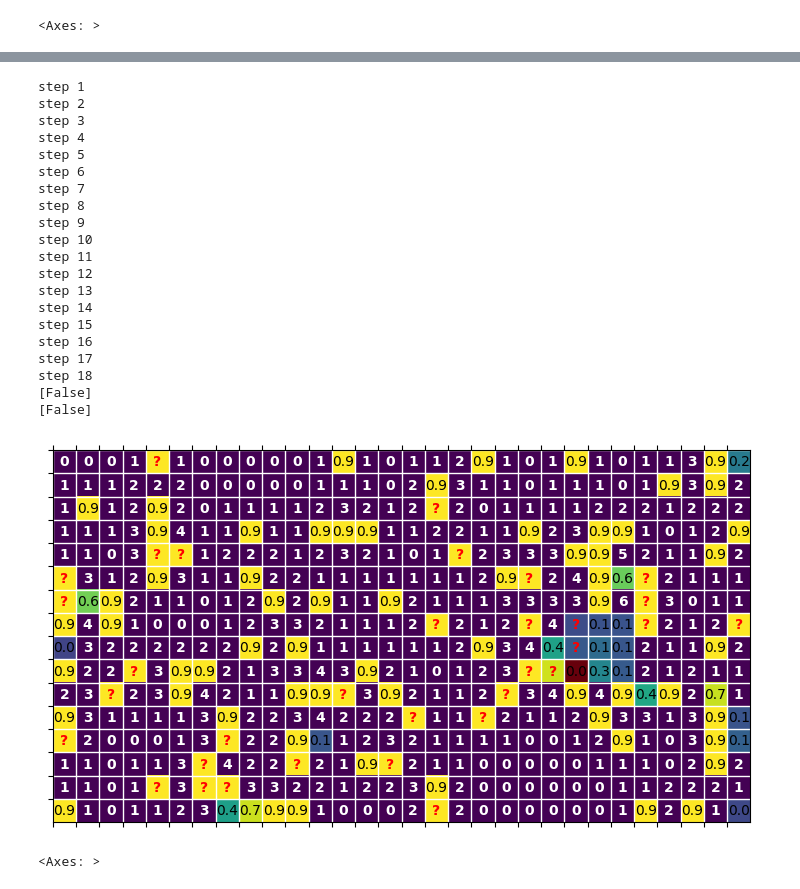
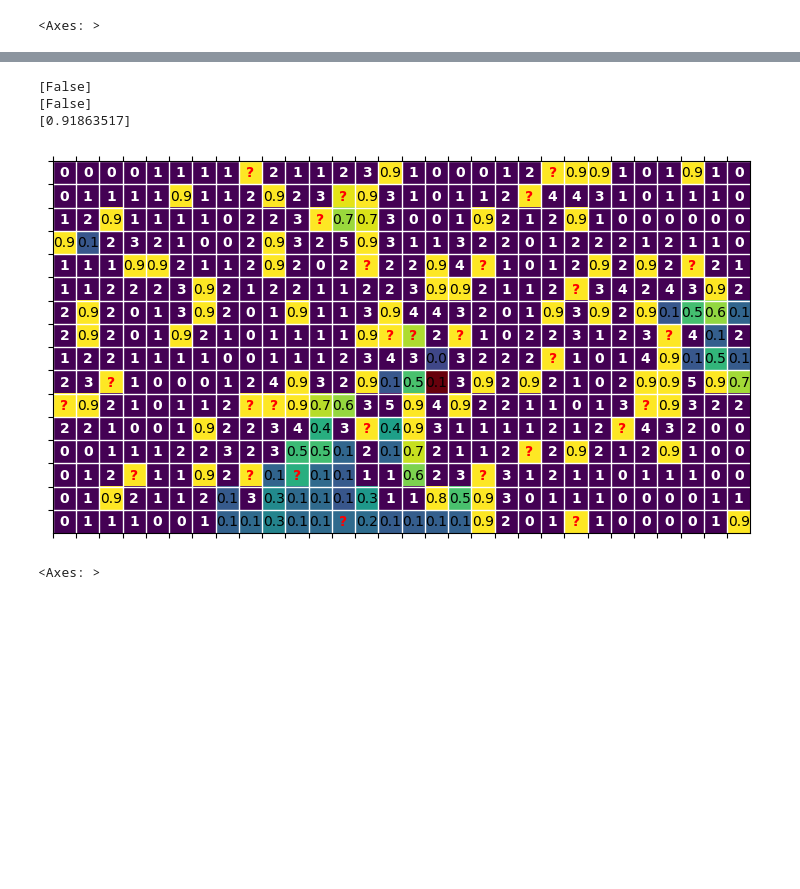
Before and after one commit to ClaudioPaterniti/MineSweeperLearning, a Jupyter notebook: test.ipynb, the cells around one changed output, grey strips where cells are left out. Drawn from its saved outputs; the diff is of its cells as text; code cells hidden in the pictures; blank space fills up the shorter version.

```diff
--- a/test.ipynb
+++ b/test.ipynb
@@ -8,7 +8,7 @@ device = 'cpu'
 # %%
 
 model = PatchMLPModel.load('weights/patch_mlp_7x7_256_halving.pth', device)
-player = ThresholdPlayer(model)
+player = ThresholdPlayer(model, 0.01, 0.95)
 # %%
 g = np.array([[
     [9,9,9,9,9,9,9,9,9],
@@ -55,29 +55,13 @@ g.pyplot_game(0, mine_probs=p[0], hightlight_losing_only=False)
 # %%
 player.play(g)
 print(g.active_games)
 print(g.won)
-p = model(g.game_state())
+print(g.scores())
+p = model(g.game_state(), g.mines_n)
 g.pyplot_game(0, mine_probs=p[0], hightlight_losing_only=True)
 # %% [output]
-step 1
-step 2
-step 3
-step 4
-step 5
-step 6
-step 7
-step 8
-step 9
-step 10
-step 11
-step 12
-step 13
-step 14
-step 15
-step 16
-step 17
-step 18
 [False]
 [False]
+[0.91863517]
-[figure, old version]
+[figure, new version]
 <Axes: >
```
Also changed, not shown: parts of 3 cells of this notebook, 10 other files.
